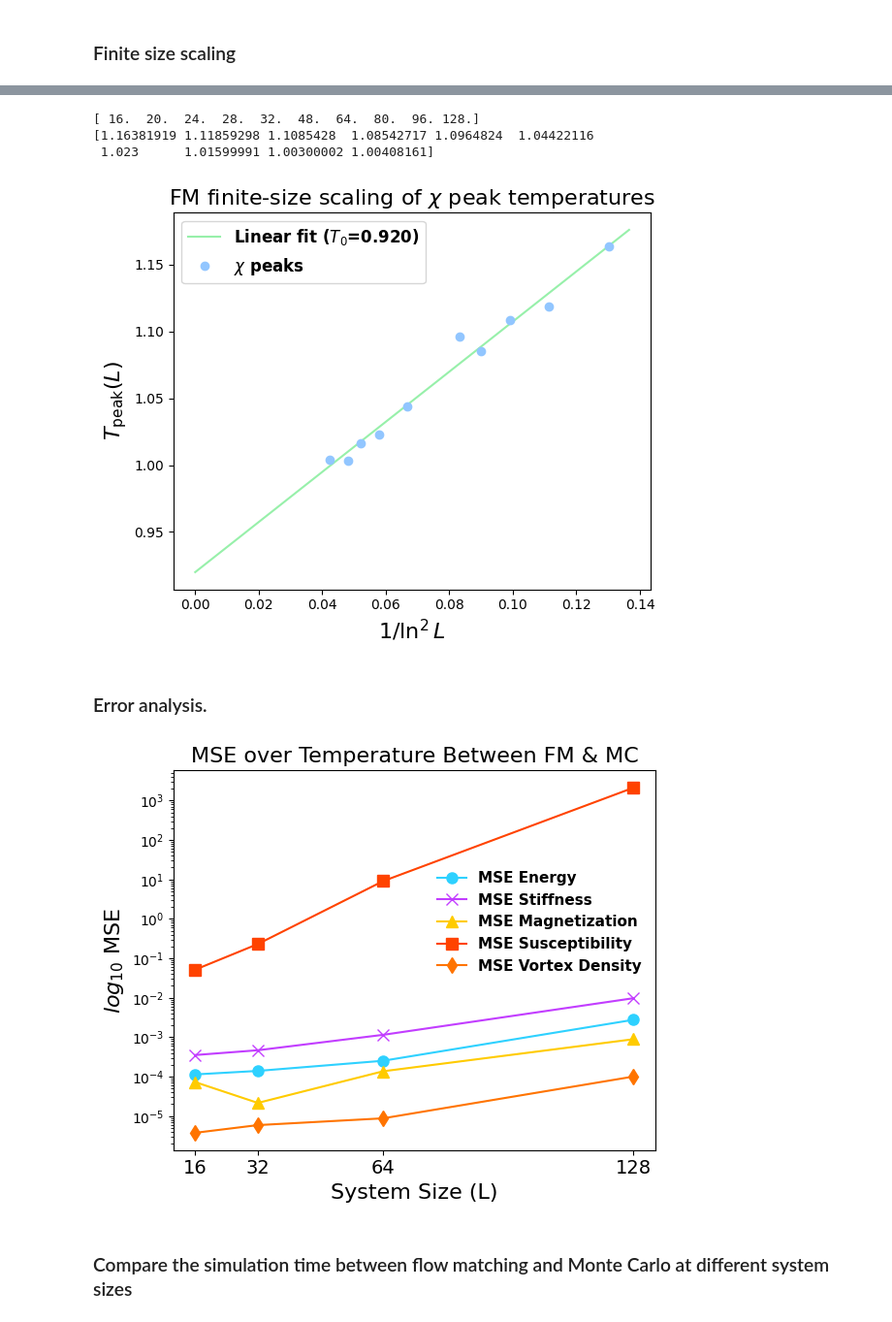
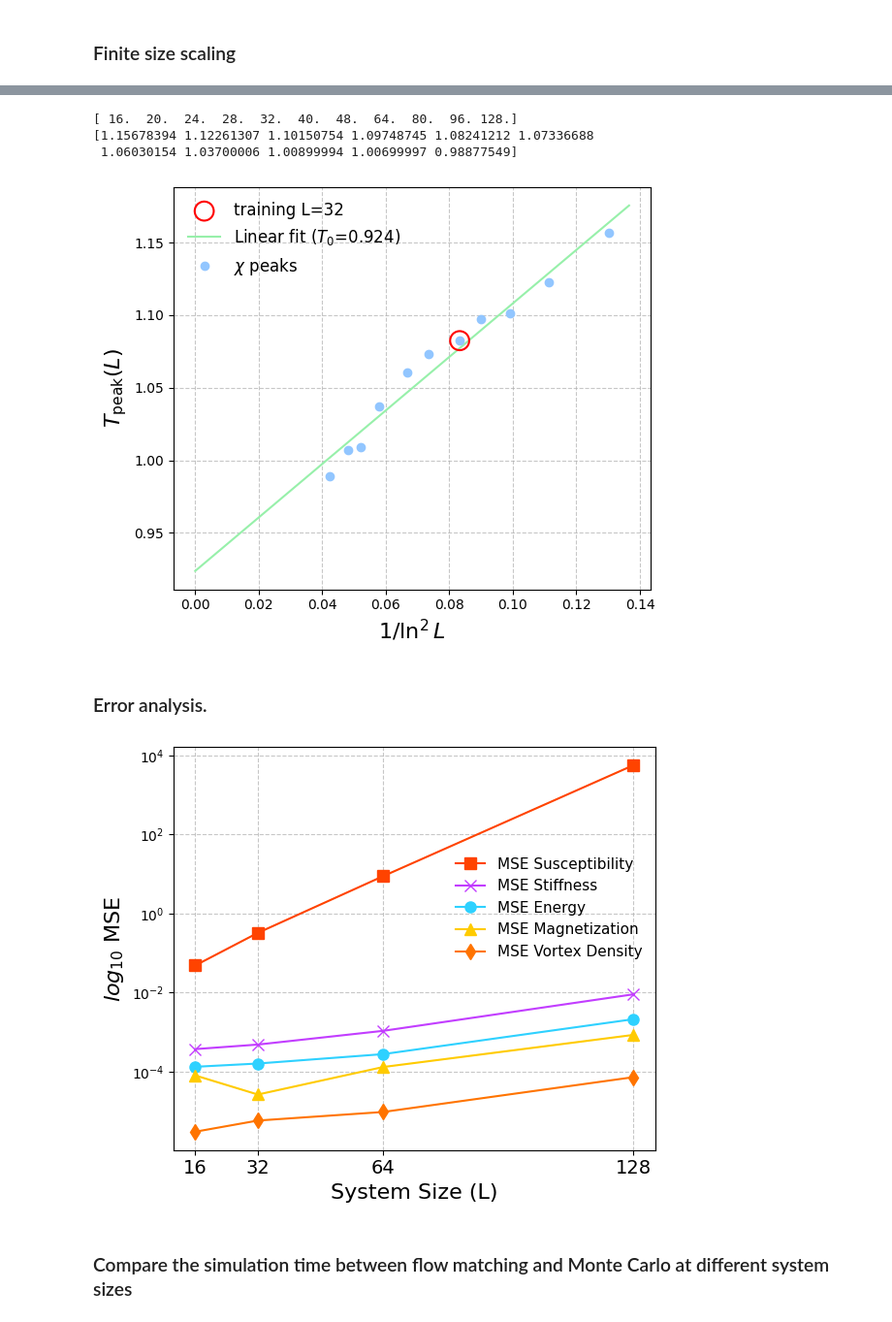
Before and after one commit to ToelUl/Flow-to-Field, a Jupyter notebook: system_size_extrapolation_lab.ipynb, the cells around one changed output, grey strips where cells are left out. Shown at 97% size. Cells and saved outputs as stored; diff of their text form; code cells hidden in the pictures.

Commit message:
modify plot

```diff
--- a/system_size_extrapolation_lab.ipynb
+++ b/system_size_extrapolation_lab.ipynb
@@ -665,10 +666,10 @@ plt.show()
 #### Sample at the smaller size
 # %%
 L = 16
-Temp_start = 0.1
-Temp_end = 2.0
-precision = 0.01
-num_samples = 1500
+Temp_start = T_start_val_list[L_val_list.index(L)]
+Temp_end = T_end_val_list[L_val_list.index(L)]
+precision = precision_val_list[L_val_list.index(L)]
+num_samples = ensemble_number_val_list[L_val_list.index(L)]
 num_steps = 5
 timestep_schedule_mu = -0.3
 timestep_schedule_sigma = 1.0
@@ -904,10 +905,10 @@ plt.show()
 #### L=64
 # %%
 L = 64
-Temp_start = 0.1
-Temp_end = 2.0
-precision = 0.01
-num_samples = 1500
+Temp_start = T_start_val_list[L_val_list.index(L)]
+Temp_end = T_end_val_list[L_val_list.index(L)]
+precision = precision_val_list[L_val_list.index(L)]
+num_samples = ensemble_number_val_list[L_val_list.index(L)]
 num_steps = 5
 timestep_schedule_mu = -0.3
 timestep_schedule_sigma = 1.0
@@ -1142,10 +1193,10 @@ plt.show()
 #### L=128
 # %%
 L = 128
-Temp_start = T_start_val_list[-1]
-Temp_end = T_end_val_list[-1]
-precision = precision_val_list[-1]
-num_samples = ensemble_number_val_list[-1]
+Temp_start = T_start_val_list[L_val_list.index(L)]
+Temp_end = T_end_val_list[L_val_list.index(L)]
+precision = precision_val_list[L_val_list.index(L)]
+num_samples = ensemble_number_val_list[L_val_list.index(L)]
 num_steps = 5
 timestep_schedule_mu = -0.3
 timestep_schedule_sigma = 1.0
@@ -1595,9 +1646,9 @@ plt.show()
 # %% [markdown]
 ### Finite size scaling
 # %%
-fs_L_list          = [   16,    20,    24,    28,    32,    48,    64,    80,    96]
-fs_Temp_start_list = [1.000, 1.000, 1.000, 1.000, 1.000, 1.000, 1.000, 0.950, 0.950]
-fs_Temp_end_list   = [1.200, 1.200, 1.200, 1.200, 1.200, 1.200, 1.100, 1.050, 1.050]
+fs_L_list          = [   16,    20,    24,    28,    32,    40,    48,    64,    80,    96]
+fs_Temp_start_list = [1.000, 1.000, 1.000, 1.000, 1.000, 1.000, 1.000, 1.000, 0.950, 0.950]
+fs_Temp_end_list   = [1.200, 1.200, 1.200, 1.200, 1.200, 1.200, 1.200, 1.100, 1.050, 1.050]
 fs_precision = 0.001
 fs_num_samples = 1000
 num_steps = 5
@@ -1713,22 +1764,14 @@ T_peak_128
 # %%
+fs_L = np.array(fs_L_list, dtype=float)
 T_peak_chi = np.array(T_peak_chi)
-fs_L = np.array(fs_L_list, dtype=float)
 
-print(fs_L )
+print(fs_L)
 print(T_peak_chi)
 # %% [output]
-[ 16.  20.  24.  28.  32.  48.  64.  80.  96. 128.]
-[1.16381919 1.11859298 1.1085428  1.08542717 1.0964824  1.04422116
- 1.023      1.01599991 1.00300002 1.00408161]
+[ 16.  20.  24.  28.  32.  40.  48.  64.  80.  96. 128.]
+[1.15678394 1.12261307 1.10150754 1.09748745 1.08241212 1.07336688
+ 1.06030154 1.03700006 1.00899994 1.00699997 0.98877549]
 # %%
-# T_peak_chi  = np.array(
-#     [
-#         Temp[np.argmax(fm_susceptibility_size_16)],
-#         Temp[np.argmax(fm_susceptibility_size_32)],
-#         Temp[np.argmax(fm_susceptibility_size_64)],
-#         Temp_128[np.argmax(fm_susceptibility_size_128)],
-#     ]
-# )
 
 # -------------------------------------------------------------------------
 #                   FINITE‑SIZE‑SCALING MODELS
@@ -1737,22 +1780,32 @@ print(T_peak_chi)
 #     """BKT finite‑size scaling:  T(L) = T_bkt + A / ln^2(L / L0)."""
 #     return T_bkt + A / np.log(L / L0) ** 2
 
+
 x = 1.0 / np.log(fs_L) ** 2
 p_lin_chi  = np.polyfit(x, T_peak_chi, 1)
 T_lin_chi  = p_lin_chi[1]
 
+training_size_L = 32
+training_size_index = np.where(fs_L == training_size_L)[0][0]
+x_highlight = x[training_size_index]
+y_highlight = T_peak_chi[training_size_index]
+
 # Linearised 1/ln^2(L) vs T peaks
 fig, ax = plt.subplots(figsize=(6, 5))
 ax.errorbar(x, T_peak_chi,  fmt='o', label=r'$\chi$ peaks')
+ax.scatter(x_highlight, y_highlight, s=200, facecolors='none', edgecolors='red', linewidths=1.5, zorder=5, label=f'training L={training_size_L}')
 x_fit = np.linspace(0, x.max()*1.05, 200)
 ax.plot(x_fit, np.polyval(p_lin_chi,  x_fit),  label=f'Linear fit ($T_0$={T_lin_chi:.3f})')
 ax.set_xlabel(r'$1/\ln^2 L$', fontsize=16)
 ax.set_ylabel(r'$T_{\mathrm{peak}}(L)$', fontsize=16)
-ax.set_title(r'FM finite‑size scaling of $\chi$ peak temperatures', fontsize=16)
-ax.legend(prop={'weight': 'bold', 'size': 12},)
+# ax.set_title(r'FM finite‑size scaling of $\chi$ peak temperatures', fontsize=16)
+handles, labels = ax.get_legend_handles_labels()
+ax.legend(handles=handles, labels=labels, prop={'size': 12}, markerscale=1.0, frameon=False, loc='upper left')
+
+ax.grid(True, linestyle='--', alpha=0.7)
 plt.tight_layout()
 # %% [output]
-[figure, old version]
+[figure, new version]
 # %% [markdown]
 ### Error analysis.
 # %%
@@ -1867,45 +1920,46 @@ system_size_list = [
 ]
 
 fig, ax = plt.subplots(figsize=(6, 5))
+ax.plot(system_size_list, mse_susceptibility, marker='s', label='MSE Susceptibility', color='#FF4300', markersize=8)
+ax.plot(system_size_list, mse_stiffness, marker='x', label='MSE Stiffness', color='#C23DFF', markersize=8)
 ax.plot(system_size_list, mse_energy, marker='o', label='MSE Energy', color='#2ED1FF', markersize=8)
-ax.plot(system_size_list, mse_stiffness, marker='x', label='MSE Stiffness', color='#C23DFF', markersize=8)
 ax.plot(system_size_list, mse_magnetization, marker='^', label='MSE Magnetization', color='#FFCB00', markersize=8)
-ax.plot(system_size_list, mse_susceptibility, marker='s', label='MSE Susceptibility', color='#FF4300', markersize=8)
 ax.plot(system_size_list, mse_vortex_density, marker='d', label='MSE Vortex Density', color='#FF7400', markersize=8)
 ax.set_xlabel('System Size (L)', fontsize=16)
 ax.set_ylabel(r'$log_{10}$ MSE', fontsize=16)
-ax.set_title('MSE over Temperature Between FM & MC', fontsize=16)
+# ax.set_title('MSE over Temperature Between FM & MC', fontsize=16)
 ax.set_xticks(system_size_list)
 ax.set_xticklabels(system_size_list, fontsize=14)
 ax.set_yscale('log')
 ax.legend(
-    prop={'weight': 'bold', 'size': 11},
+    prop={'size': 11},
     bbox_to_anchor=(1.0, 0.6),
     loc='right',
     frameon=False
 )
+ax.grid(True, linestyle='--', alpha=0.7)
 
 # ax.plot(system_size_list, mae_energy, marker='o', label='MAE Energy', color='#2ED1FF', markersize=8)
 # ax.plot(system_size_list, mae_stiffness, marker='x', label='MAE Stiffness', color='#C23DFF', markersize=8)
 # ax.plot(system_size_list, mae_magnetization, marker='^', label='MAE Magnetization', color='#FFCB00', markersize=8)
 # ax.plot(system_size_list, mae_susceptibility, marker='s', label='MAE Susceptibility', color='#FF4300', markersize=8)
 # ax.plot(system_size_list, mae_vortex_density, marker='d', label='MAE Vortex Density', color='#FF7400', markersize=8)
 # ax.set_xlabel('System Size (L)', fontsize=16)
 # ax.set_ylabel(r'$log_{10}$ MAE', fontsize=16)
 # ax.set_title('MAE over Temperature Between FM & MC', fontsize=16)
 # ax.set_xticks(system_size_list)
 # ax.set_xticklabels(system_size_list, fontsize=14)
 # ax.set_yscale('log')
 # ax.legend(
 #     prop={'weight': 'bold', 'size': 11},
 #     loc='right',
 #     frameon=False
 # )
 
 plt.tight_layout()
 plt.show()
 # %% [output]
-[figure, old version]
+[figure, new version]
 # %% [markdown]
 ### Compare the simulation time between flow matching and Monte Carlo at different system sizes
 # %%
```
Also changed, not shown: parts of 31 cells of this notebook.
